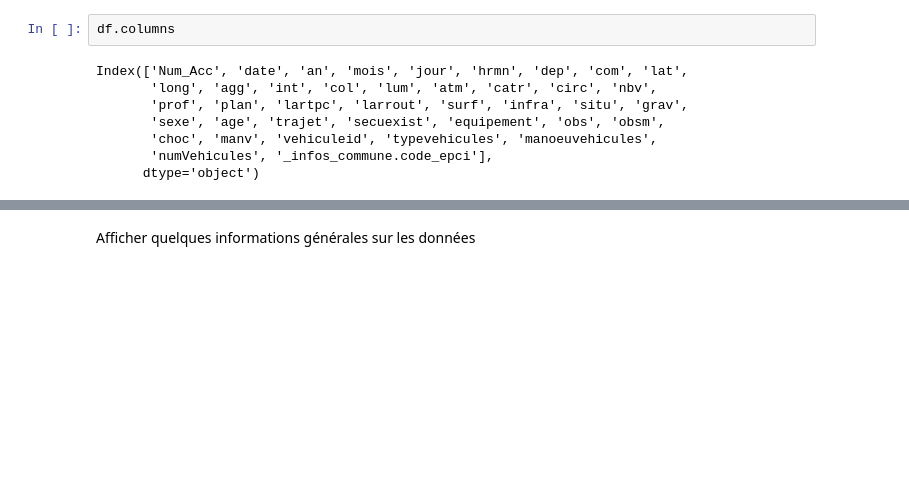
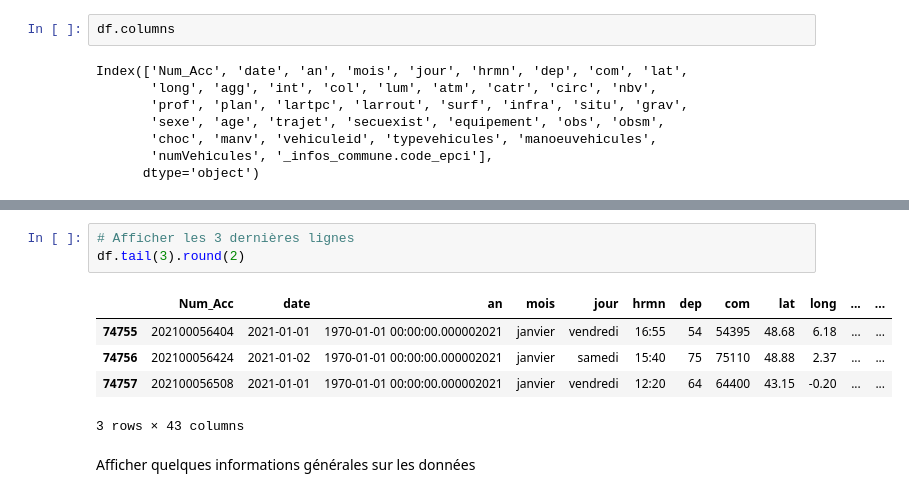
Before and after one commit to adeligny/bicycle_accident, a Jupyter notebook: notebook/eda.ipynb, the cells around one changed output, grey strips where cells are left out. Cells and saved outputs as stored; diff of their text form; blank space fills up the shorter version.

```diff
--- a/notebook/eda.ipynb
+++ b/notebook/eda.ipynb
@@ -57,3 +95,12 @@ df.tail(5).round(2)
+# %%
+# Afficher les 3 dernières lignes
+df.tail(3).round(2)
+# %% [output]
+|  | Num_Acc | date | an | mois | jour | hrmn | dep | com | lat | long | ... | ... |
+| 74755 | 202100056404 | 2021-01-01 | 1970-01-01 00:00:00.000002021 | janvier | vendredi | 16:55 | 54 | 54395 | 48.68 | 6.18 | ... | ... |
+| 74756 | 202100056424 | 2021-01-02 | 1970-01-01 00:00:00.000002021 | janvier | samedi | 15:40 | 75 | 75110 | 48.88 | 2.37 | ... | ... |
+| 74757 | 202100056508 | 2021-01-01 | 1970-01-01 00:00:00.000002021 | janvier | vendredi | 12:20 | 64 | 64400 | 43.15 | -0.20 | ... | ... |
+3 rows × 43 columns
 # %% [markdown]
 Afficher quelques informations générales sur les données
 # %%
```
Also changed, not shown: parts of 11 cells of this notebook.
